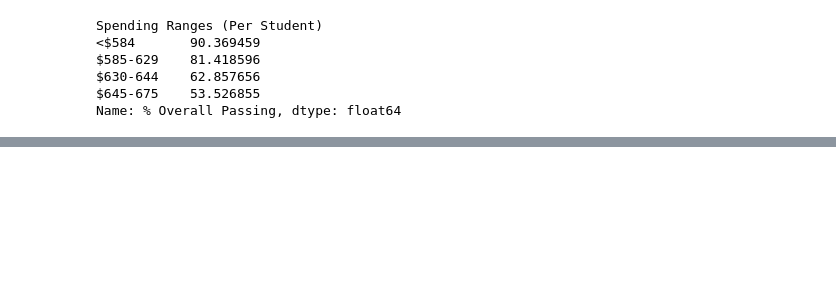
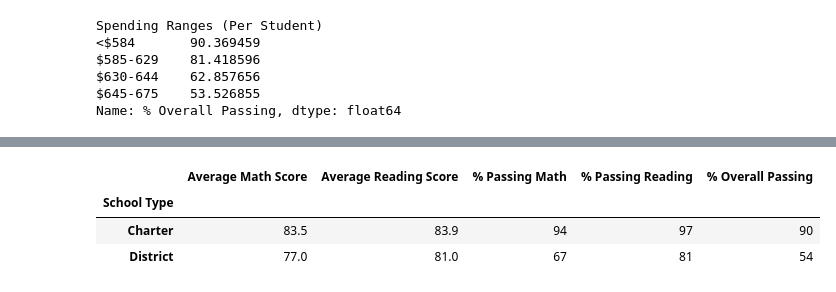
Before and after one commit to svmanohar/School_District_Analysis, a Jupyter notebook: PyCitySchools.ipynb, the cells around one changed output, grey strips where cells are left out. Cells and saved outputs as stored; diff of their text form; code cells hidden in the pictures; blank space fills up the shorter version.

Commit message:
Added school type analysis

```diff
--- a/PyCitySchools.ipynb
+++ b/PyCitySchools.ipynb
@@ -1023,3 +1023,48 @@ size_summary_df
 | Small (<1000) | 83.8 | 83.9 | 94 | 96 | 90 |
 | Medium (1000-2000) | 83.4 | 83.9 | 94 | 97 | 91 |
 | Large (2000-5000) | 77.7 | 81.3 | 70 | 83 | 58 |
+# %%
+# Group the scores based off the type of school; Charter or District
+
+# The school type column already exists in our per_school_summary_df DataFrame, so we can just use groupby() to group the data.bottom_schools
+
+# Onced grouped by, calculate the same averages as above
+type_math_scores = per_school_summary_df.groupby(["School Type"]).mean()["Average Math Score"]
+
+type_reading_scores = per_school_summary_df.groupby(["School Type"]).mean()["Average Reading Score"]
+
+type_passing_math = per_school_summary_df.groupby(["School Type"]).mean()["% Passing Math"]
+
+type_passing_reading = per_school_summary_df.groupby(["School Type"]).mean()["% Passing Reading"]
+
+type_overall_passing = per_school_summary_df.groupby(["School Type"]).mean()["% Overall Passing"]
+
+# Using the above grouped Series', assemble the type summary DataFrame
+
+type_summary_df = pd.DataFrame({
+          "Average Math Score" : type_math_scores,
+          "Average Reading Score": type_reading_scores,
+          "% Passing Math": type_passing_math,
+          "% Passing Reading": type_passing_reading,
+          "% Overall Passing": type_overall_passing})
+
+type_summary_df
+
+# Apply formatting to each column as above, applying one decimal to raw scores and zero decimals to percentages
+
+type_summary_df["Average Math Score"] = type_summary_df["Average Math Score"].map("{:.1f}".format)
+
+type_summary_df["Average Reading Score"] = type_summary_df["Average Reading Score"].map("{:.1f}".format)
+
+type_summary_df["% Passing Math"] = type_summary_df["% Passing Math"].map("{:.0f}".format)
+
+type_summary_df["% Passing Reading"] = type_summary_df["% Passing Reading"].map("{:.0f}".format)
+
+type_summary_df["% Overall Passing"] = type_summary_df["% Overall Passing"].map("{:.0f}".format)
+
+type_summary_df
+# %% [output]
+|  | Average Math Score | Average Reading Score | % Passing Math | % Passing Reading | % Overall Passing |
+| School Type |  |  |  |  |  |
+| Charter | 83.5 | 83.9 | 94 | 97 | 90 |
+| District | 77.0 | 81.0 | 67 | 81 | 54 |
```
